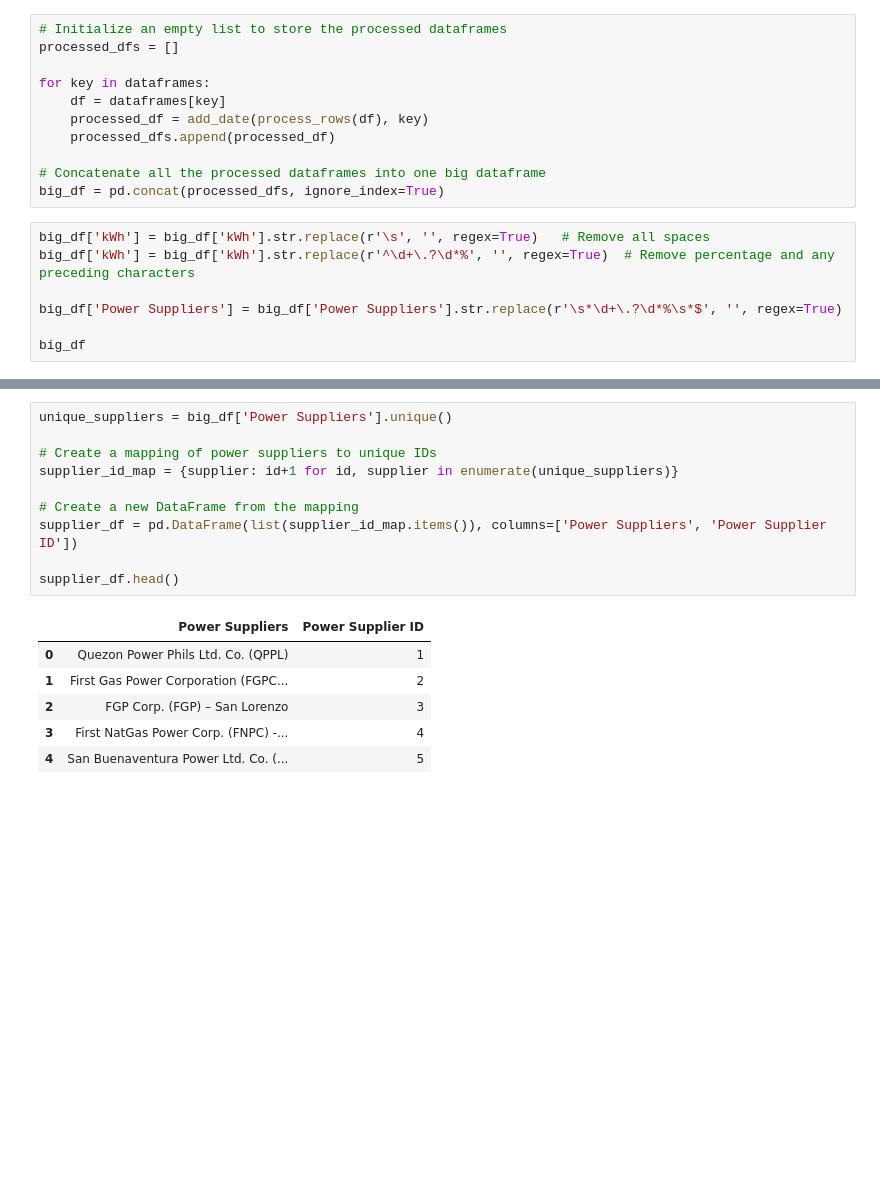
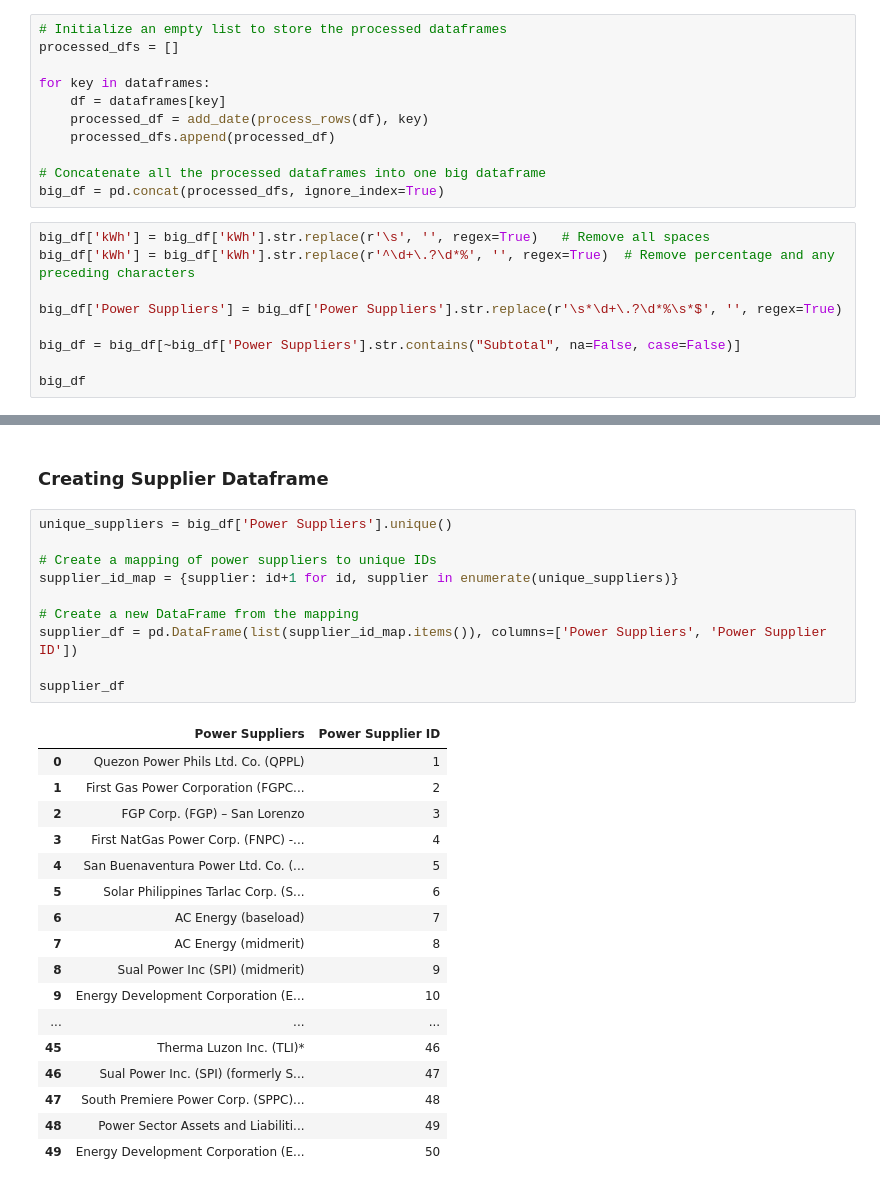
Before and after one commit to andreasenson/Scrape-MERALCO, a Jupyter notebook: GC Breakdown/scrape.ipynb, the cells around one changed output, grey strips where cells are left out. Saved outputs shown, nothing was run; the diff lists cells and outputs as text; blank space fills up the shorter version.

```diff
--- a/GC Breakdown/scrape.ipynb
+++ b/GC Breakdown/scrape.ipynb
@@ -220,5 +261,7 @@ big_df['kWh'] = big_df['kWh'].str.replace(r'^\d+\.?\d*%', '', regex=True)  # Rem
 
 big_df['Power Suppliers'] = big_df['Power Suppliers'].str.replace(r'\s*\d+\.?\d*%\s*$', '', regex=True)
 
+big_df = big_df[~big_df['Power Suppliers'].str.contains("Subtotal", na=False, case=False)]
+
 big_df
 # %% [output]
@@ -262,17 +285,30 @@ dataframes["df_08-19"]
+# %% [markdown]
+### Creating Supplier Dataframe
 # %%
 unique_suppliers = big_df['Power Suppliers'].unique()
 
 # Create a mapping of power suppliers to unique IDs
 supplier_id_map = {supplier: id+1 for id, supplier in enumerate(unique_suppliers)}
 
 # Create a new DataFrame from the mapping
 supplier_df = pd.DataFrame(list(supplier_id_map.items()), columns=['Power Suppliers', 'Power Supplier ID'])
 
-supplier_df.head()
+supplier_df
 # %% [output]
 |  | Power Suppliers | Power Supplier ID |
 | 0 | Quezon Power Phils Ltd. Co. (QPPL) | 1 |
 | 1 | First Gas Power Corporation (FGPC... | 2 |
 | 2 | FGP Corp. (FGP) – San Lorenzo | 3 |
 | 3 | First NatGas Power Corp. (FNPC) -... | 4 |
 | 4 | San Buenaventura Power Ltd. Co. (... | 5 |
+| 5 | Solar Philippines Tarlac Corp. (S... | 6 |
+| 6 | AC Energy (baseload) | 7 |
+| 7 | AC Energy (midmerit) | 8 |
+| 8 | Sual Power Inc (SPI) (midmerit) | 9 |
+| 9 | Energy Development Corporation (E... | 10 |
+| ... | ... | ... |
+| 45 | Therma Luzon Inc. (TLI)* | 46 |
+| 46 | Sual Power Inc. (SPI) (formerly S... | 47 |
+| 47 | South Premiere Power Corp. (SPPC)... | 48 |
+| 48 | Power Sector Assets and Liabiliti... | 49 |
+| 49 | Energy Development Corporation (E... | 50 |
```
Also changed, not shown: parts of 6 cells of this notebook.
